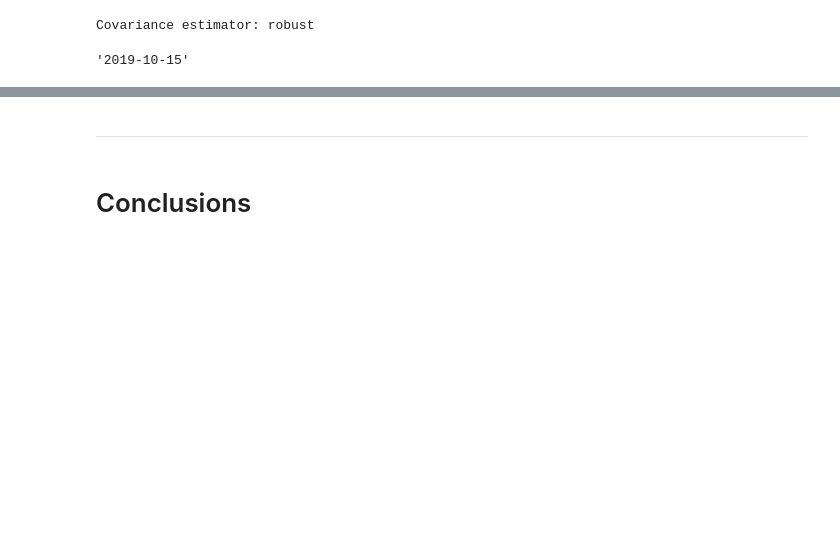
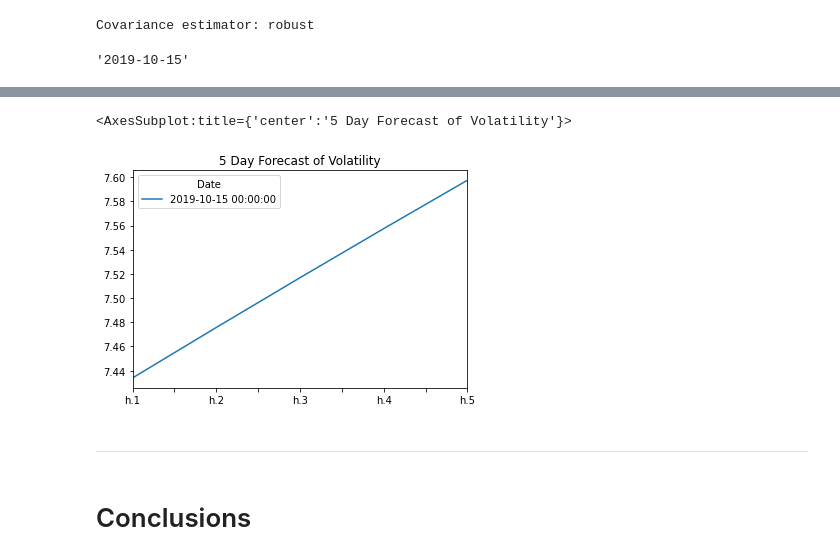
Before and after one commit to bradkaley/Currency_Predictions, a Jupyter notebook: time_series_analysis.ipynb, the cells around one changed output, grey strips where cells are left out. Saved outputs shown, nothing was run; the diff lists cells and outputs as text; code cells hidden in the pictures; blank space fills up the shorter version.

```diff
--- a/time_series_analysis.ipynb
+++ b/time_series_analysis.ipynb
@@ -276,3 +285,9 @@ final.head()
+# %%
+# Plot the final forecast
+final_forecast.plot(title="5 Day Forecast of Volatility",xlim=(0,4))
+# %% [output]
+<AxesSubplot:title={'center':'5 Day Forecast of Volatility'}>
+[figure, added]
 # %% [markdown]
 ---
 # %% [markdown]
```
Also changed, not shown: parts of 10 cells of this notebook.
